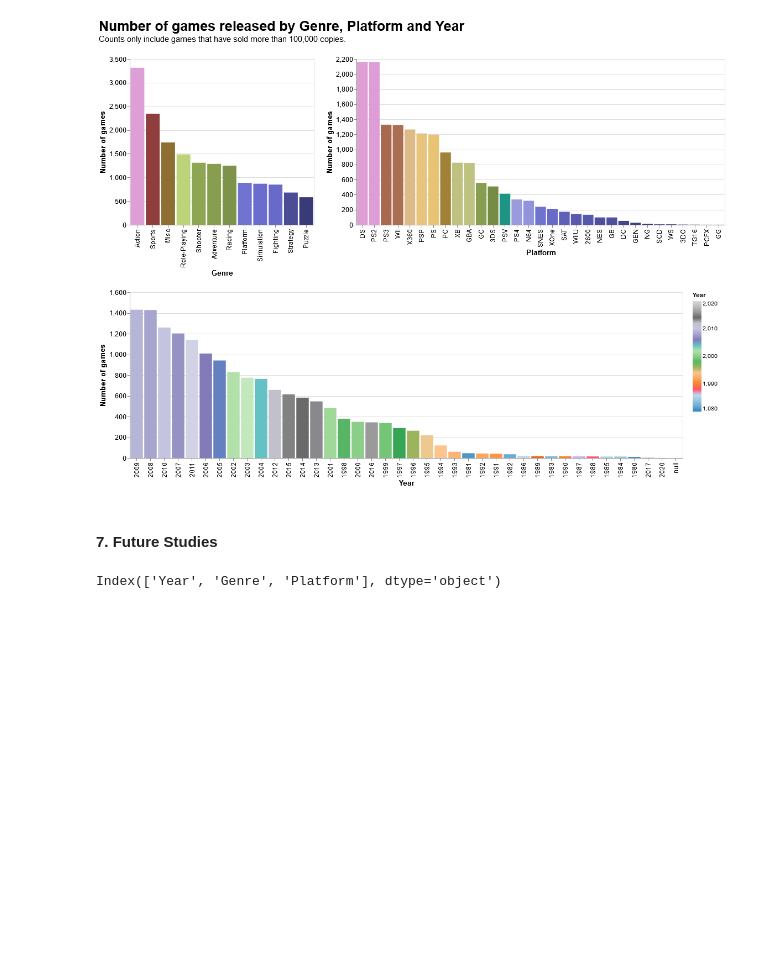
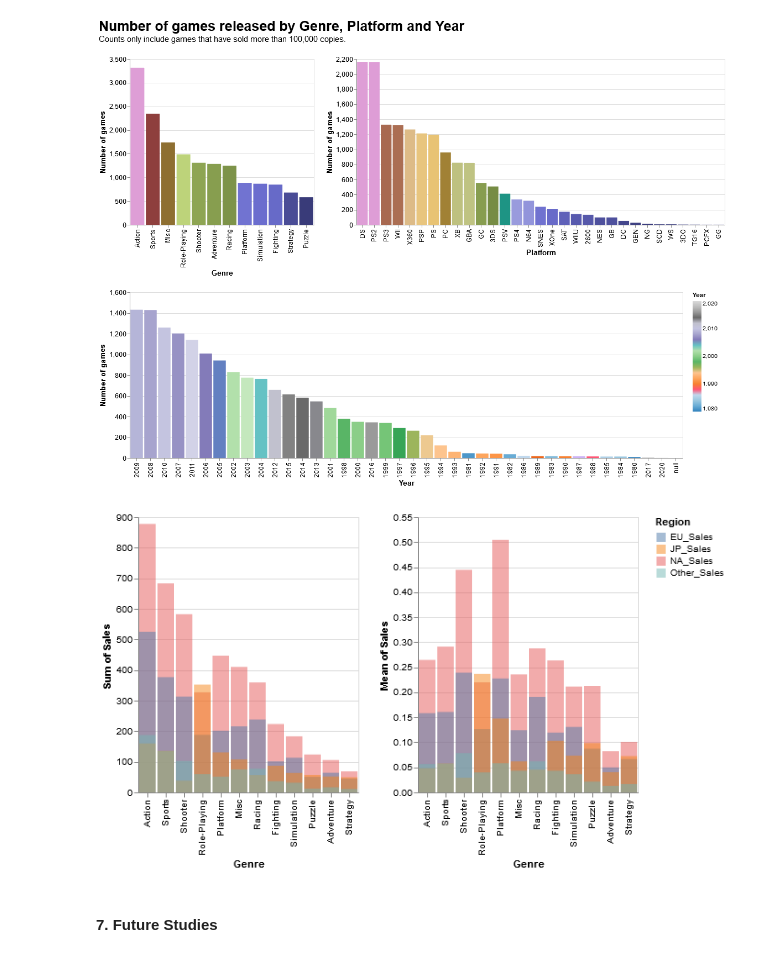
Before and after one commit to ubco-mds-2020-labs/data-550-project2-group-4, a Jupyter notebook: Games.ipynb, the cells around one changed output. Cells and saved outputs as stored; diff of their text form; code cells hidden in the pictures; blank space fills up the shorter version.

Commit message:
adding 2nd plot

```diff
--- a/Games.ipynb
+++ b/Games.ipynb
@@ -127,5 +130,11 @@ game.Year = game.Year.astype("Int64")
 print(nulls.groupby("Year").size())
 print(nulls.groupby("Genre").size())
 print(nulls.groupby("Platform").size())
+
+#For the analysis of sales - melting the NA,EU,JP,Other and Total columns
+game_melt = game.melt(id_vars=["Rank", "Name","Platform","Year","Genre","Publisher"],
+        var_name="Region",
+        value_name="Sales").reset_index(drop=True)
+game_melt
 # %% [output]
 Year
@@ -184,3 +206,24 @@ count_plots = count_plots.properties(title={"text": "Number of games released by
 count_plots
 # %% [output]
 [figure]
+# %%
+#2) Lets look at sales across Genres for each Region
+#Genres are sorted by decreasing Global Sales (Action is most sales vs Strategy is least)
+#Notice we see Shooters - while having fewer games released, still sold a lot of copies meaning their titles seemed to do well and the same (to a larger extent) can be said about Platformers.
+#Looking at the means of each genre, we can see exacly as we noticed above with the mean number of sales in the Shooter/Platform genre now ahead of the rest.
+#It is also interesting to see the trend across genres. We see NA, EU and Other sale patters tend to be more similar while JP sale patterns are distinct from the other regions, with a large emphasis on RPG, Platformers.
+
+sales_data = game_melt.loc[game_melt.Region != "Global_Sales",:]
+sorted_genre_totalsales = list(game.groupby("Genre").sum().sort_values("Global_Sales",ascending=False).index)
+
+genre_sales = alt.Chart(sales_data).mark_bar(opacity=0.5).encode(
+    alt.X("Genre",type="nominal",sort=sorted_genre_totalsales),
+    alt.Y("sum(Sales)",type="quantitative",stack=None),
+    alt.Color("Region",type="nominal"))
+genre_mean_sales = alt.Chart(sales_data).mark_bar(opacity=0.5).encode(
+    alt.X("Genre",type="nominal",sort=sorted_genre_totalsales),
+    alt.Y("mean(Sales)",type="quantitative",stack=None),
+    alt.Color("Region",type="nominal"))
+genre_sales | genre_mean_sales
+# %% [output]
+[figure, added]
@@ -187,6 +233,2 @@ count_plots
 # %% [markdown]
 #### 7. Future Studies
-# %%
-col_of_interest.columns
-# %% [output]
-Index(['Year', 'Genre', 'Platform'], dtype='object')
```
Also changed, not shown: parts of 4 cells of this notebook.
